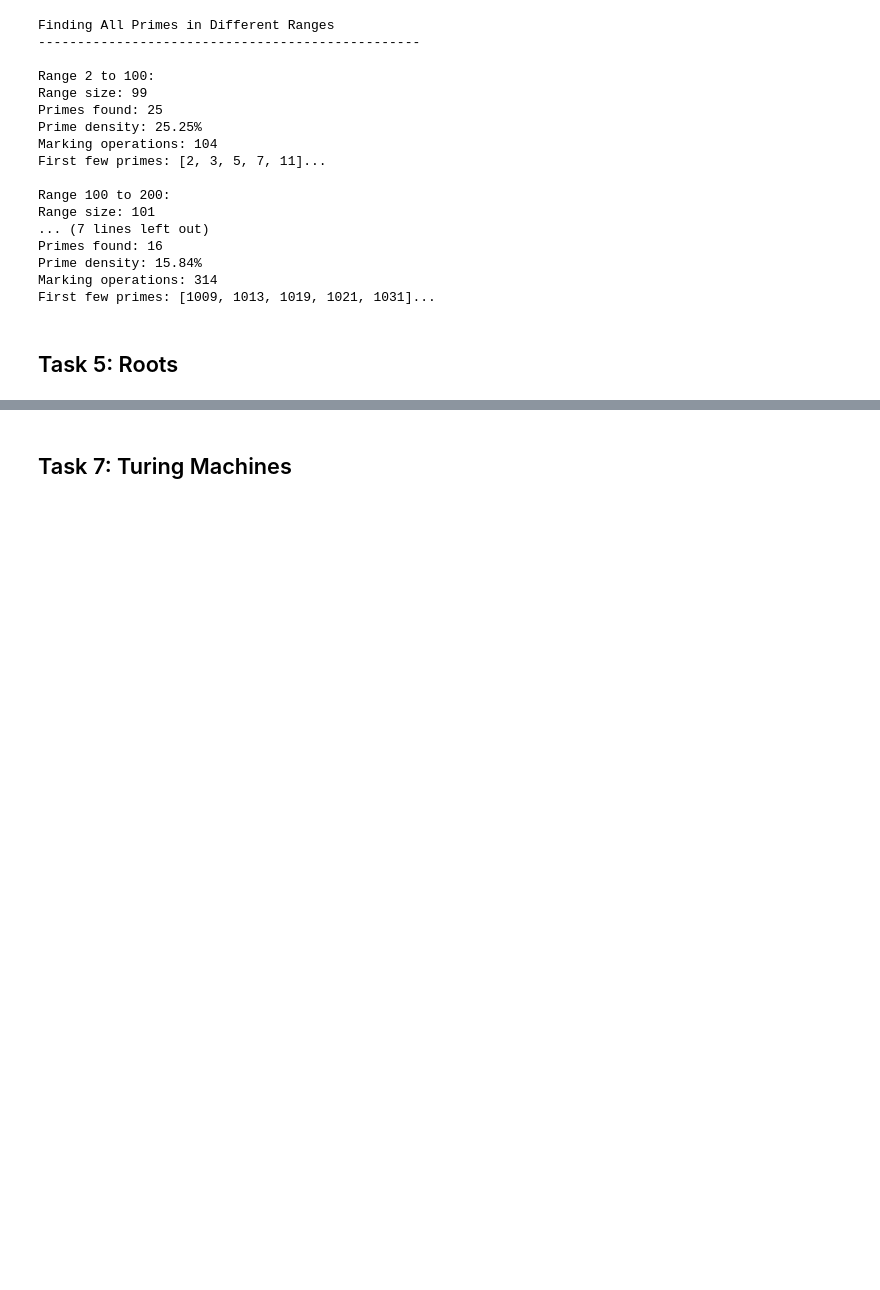
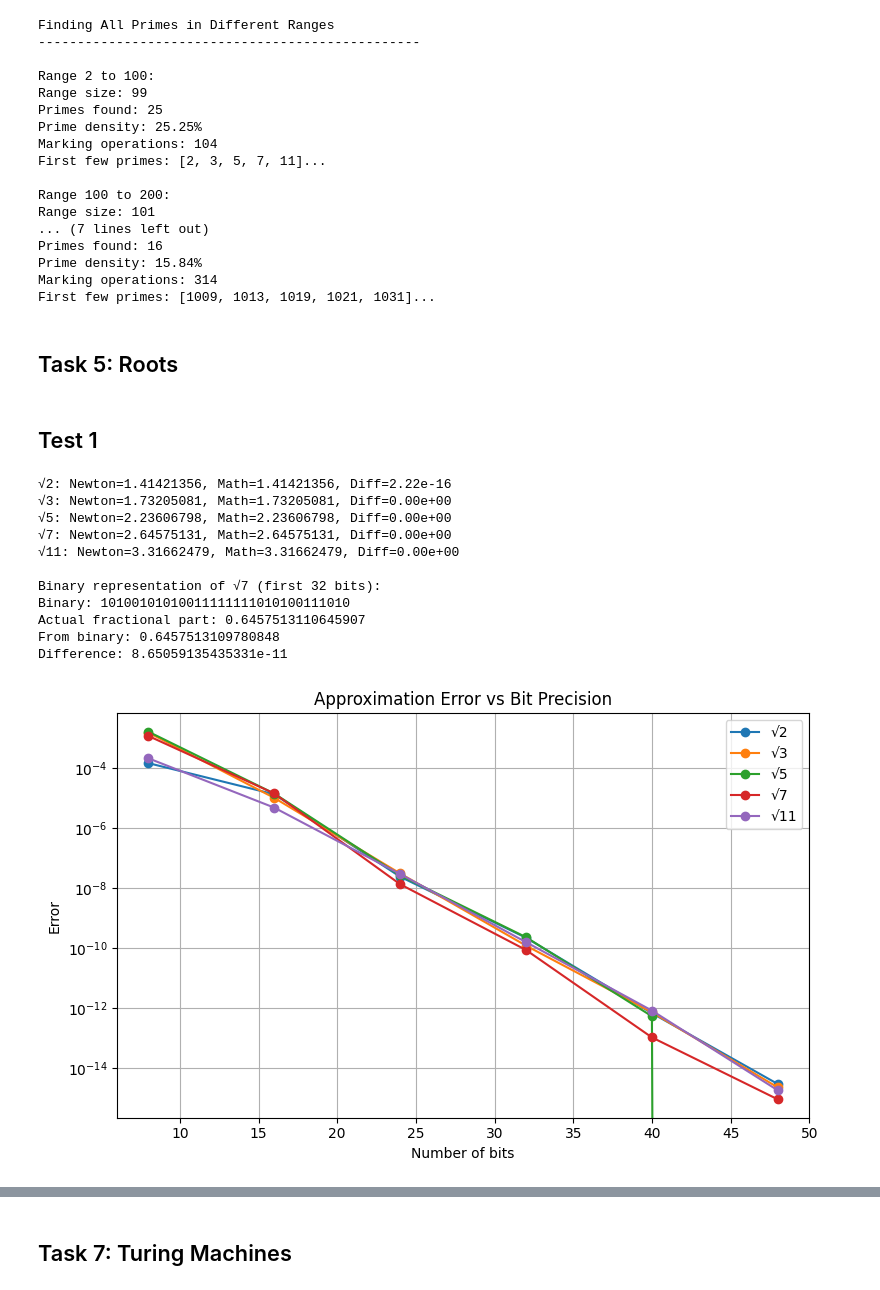
Before and after one commit to LukeCorc99/ComputationalTheory, a Jupyter notebook: tasks.ipynb, the cells around one changed output, grey strips where cells are left out. Cells and saved outputs as stored; diff of their text form; code cells hidden in the pictures; blank space fills up the shorter version.

Commit message:
Created tests for task 5

```diff
--- a/tasks.ipynb
+++ b/tasks.ipynb
@@ -1135,3 +1135,69 @@ def fractionalBitsOfSqrt(x, bits=32):
 def calculateRootFractions(nPrimes=100, bits=32):
     primes = getFirstNPrimes(nPrimes)
     return [fractionalBitsOfSqrt(p, bits) for p in primes]
+# %% [markdown]
+## Test 1
+# %%
+import matplotlib.pyplot as plt
+import math
+
+def testBasicFunctionality(plot=True):
+    # Test accuracy of Newton method
+    testNumbers = [2, 3, 5, 7, 11]
+    for num in testNumbers:
+        newtonResult = sqrtNewton(num)
+        mathResult = math.sqrt(num)
+        diff = abs(newtonResult - mathResult)
+        print(f"√{num}: Newton={newtonResult:.8f}, Math={mathResult:.8f}, Diff={diff:.2e}")
+
+    # Verify binary representation
+    prime = 7
+    bits = 32
+    fracBits = fractionalBitsOfSqrt(prime, bits)
+    decimalValue = sum(int(fracBits[i]) * (2 ** -(i + 1)) for i in range(len(fracBits)))
+    actualFrac = math.sqrt(prime) - int(math.sqrt(prime))
+
+    print(f"\nBinary representation of √{prime} (first 32 bits):")
+    print(f"Binary: {fracBits}")
+    print(f"Actual fractional part: {actualFrac}")
+    print(f"From binary: {decimalValue}")
+    print(f"Difference: {abs(actualFrac - decimalValue)}")
+
+    if plot:
+        # Simple plot showing convergence
+        primes = getFirstNPrimes(5)
+        plt.figure(figsize=(8, 5))
+        for p in primes:
+            bitLevels = [8, 16, 24, 32, 40, 48]
+            errors = []
+            for b in bitLevels:
+                binary = fractionalBitsOfSqrt(p, b)
+                decimal = sum(int(binary[i]) * (2 ** -(i + 1)) for i in range(len(binary)))
+                actual = math.sqrt(p) - int(math.sqrt(p))
+                errors.append(abs(actual - decimal))
+            plt.semilogy(bitLevels, errors, 'o-', label=f"√{p}")
+
+        plt.xlabel("Number of bits")
+        plt.ylabel("Error")
+        plt.title("Approximation Error vs Bit Precision")
+        plt.grid(True)
+        plt.legend()
+        plt.tight_layout()
+        plt.savefig("test1_error.png")
+
+    print()
+
+testBasicFunctionality()
+# %% [output]
+√2: Newton=1.41421356, Math=1.41421356, Diff=2.22e-16
+√3: Newton=1.73205081, Math=1.73205081, Diff=0.00e+00
+√5: Newton=2.23606798, Math=2.23606798, Diff=0.00e+00
+√7: Newton=2.64575131, Math=2.64575131, Diff=0.00e+00
+√11: Newton=3.31662479, Math=3.31662479, Diff=0.00e+00
+
+Binary representation of √7 (first 32 bits):
+Binary: 10100101010011111111010100111010
+Actual fractional part: 0.6457513110645907
+From binary: 0.6457513109780848
+Difference: 8.65059135435331e-11
+[figure, added]
```
Also changed, not shown: parts of 10 cells of this notebook, 6 other files.
